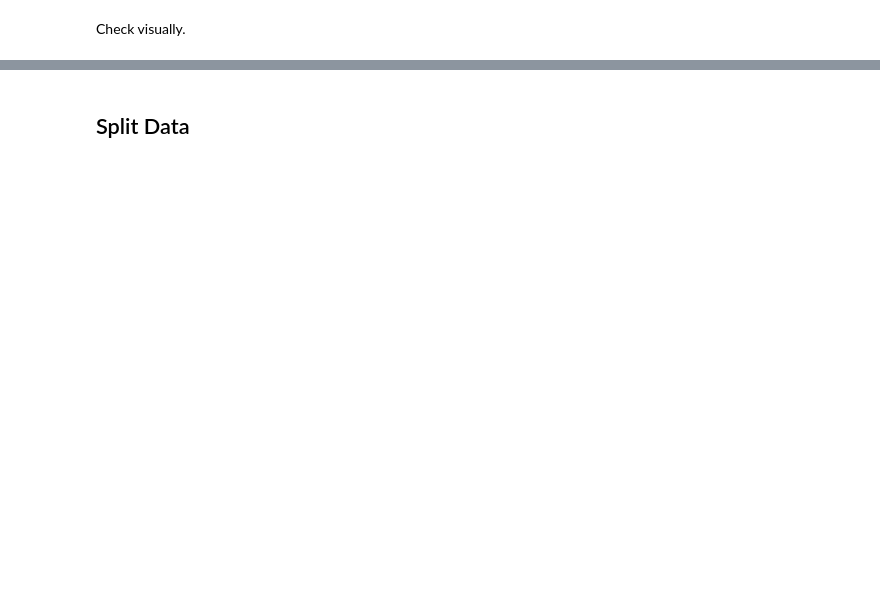
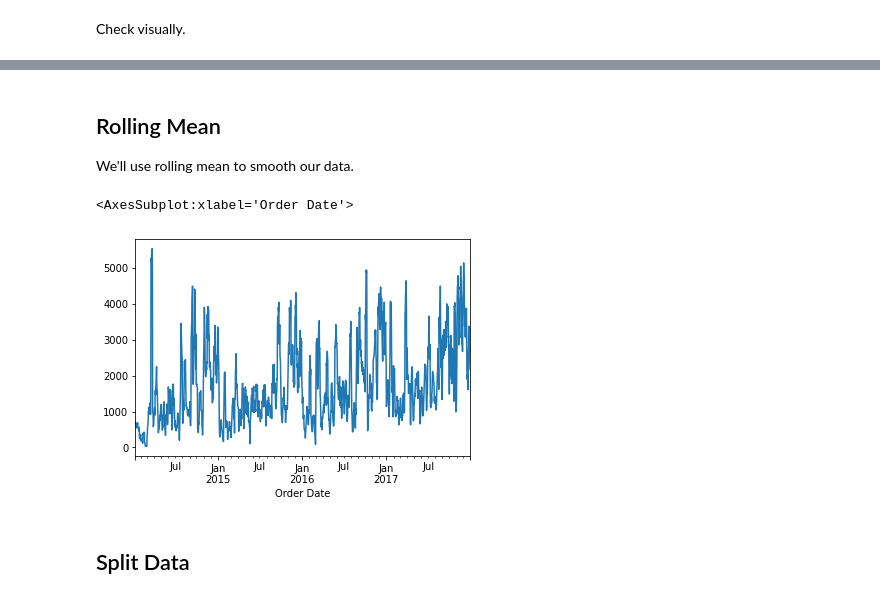
Before and after one commit to matheusccouto/superstore-api, a Jupyter notebook: notebooks/2-matheusccouto-model-selection.ipynb, the cells around one changed output, grey strips where cells are left out. Saved outputs shown, nothing was run; the diff lists cells and outputs as text; code cells hidden in the pictures; blank space fills up the shorter version.

```diff
--- a/notebooks/2-matheusccouto-model-selection.ipynb
+++ b/notebooks/2-matheusccouto-model-selection.ipynb
@@ -53,3 +58,12 @@ data.plot();
+# %% [markdown]
+## Rolling Mean
+We'll use rolling mean to smooth our data.
+# %%
+data = data.rolling(7).mean().dropna()
+data.plot()
+# %% [output]
+<AxesSubplot:xlabel='Order Date'>
+[figure, added]
 # %% [markdown]
 ## Split Data
 # %%
```
Also changed, not shown: parts of 25 cells of this notebook, 1 other file.
